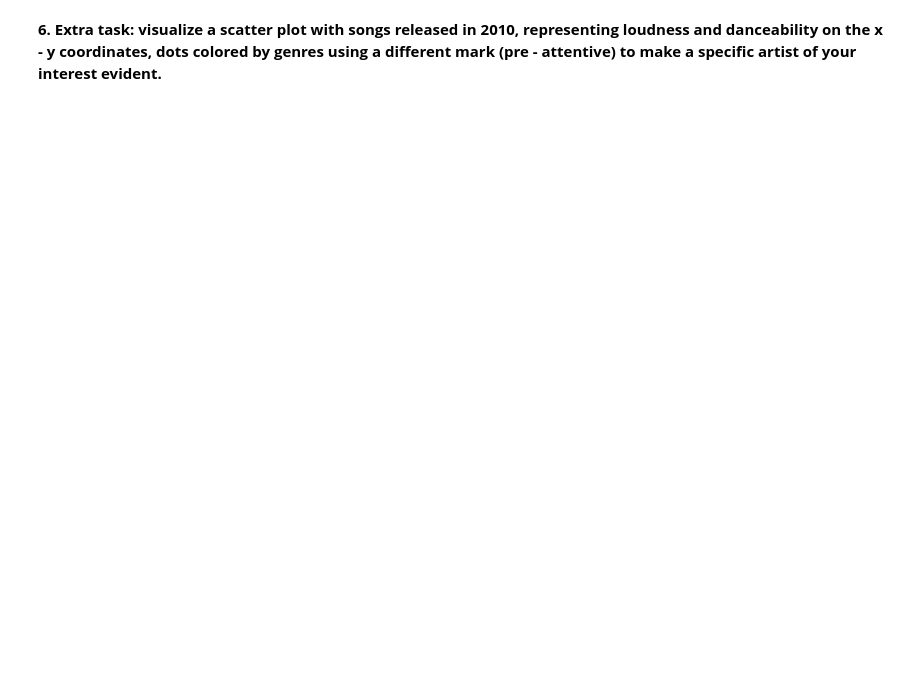
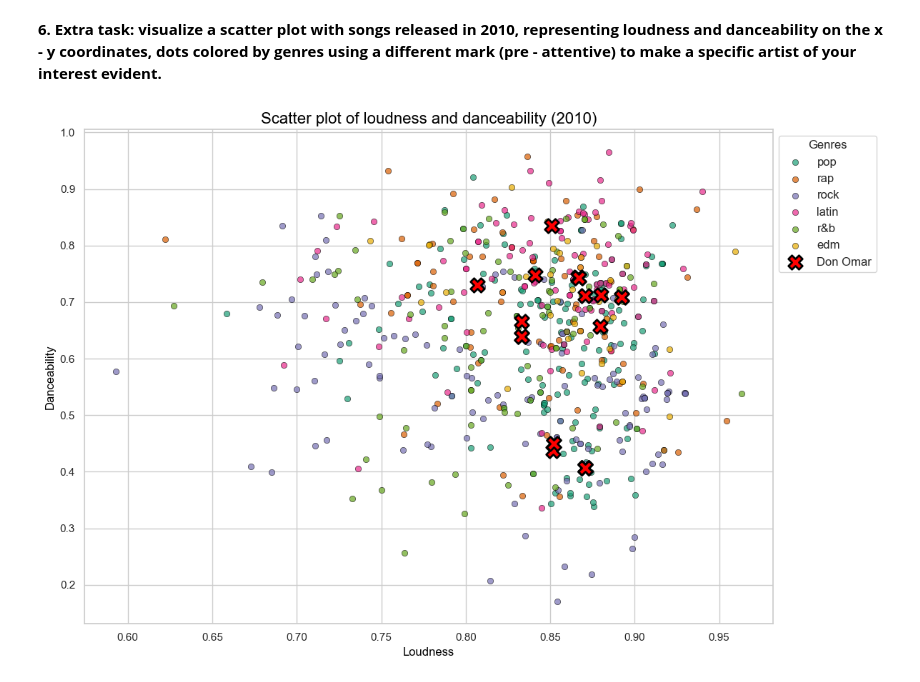
Before and after one commit to letizialanza01/Data_Vis_H1, a Jupyter notebook: DV_H1.ipynb, the cells around one changed output. Saved outputs shown, nothing was run; the diff lists cells and outputs as text; code cells hidden in the pictures; blank space fills up the shorter version.

```diff
--- a/DV_H1.ipynb
+++ b/DV_H1.ipynb
@@ -234,2 +250,32 @@ plt.show()
 # %% [markdown]
 **6. Extra task: visualize a scatter plot with songs released in 2010, representing loudness and danceability on the x - y coordinates, dots colored by genres using a different mark (pre - attentive) to make a specific artist of your interest evident.**
+# %%
+#filter songs released in 2010
+songs_2010 = songs[songs['year'] == 2010]
+
+#choose the artist to highlight
+artist_to_highlight = 'Don Omar'
+
+#create a dictionary of colors for unique genres (colorblind-friendly palette)
+genre_unique = songs_2010['playlist_genre'].unique()
+palette = sns.color_palette('Dark2', len(genre_unique))  # More contrasting color palette
+genre_colors = {genre: color for genre, color in zip(genre_unique, palette)}
+
+#create the plot
+plt.figure(figsize = (12, 8))
+for genre in genre_unique:
+    genre_data = songs_2010[songs_2010['playlist_genre'] == genre]
+    plt.scatter(genre_data['loudness'], genre_data['danceability'], label = genre, color = genre_colors[genre], alpha = 0.7, edgecolor = 'black', linewidth = 0.5)
+
+#highlight the specific artist with a special marker
+artist_data = songs_2010[songs_2010['track_artist'] == artist_to_highlight]
+plt.scatter(artist_data['loudness'], artist_data['danceability'], label = f"{artist_to_highlight}", color = 'red', s = 200, marker = 'X', edgecolor = 'black', linewidth = 2)
+
+plt.title('Scatter plot of loudness and danceability (2010)', fontsize = 16, color = 'black')
+plt.xlabel('Loudness', fontsize = 12, color = 'black')
+plt.ylabel('Danceability', fontsize = 12, color = 'black')
+plt.legend(title = 'Genres', loc = 'upper left', bbox_to_anchor = (1, 1), fontsize = 12)
+plt.tight_layout()
+plt.show()
+# %% [output]
+[figure, added]
```
Also changed, not shown: parts of 9 cells of this notebook.
